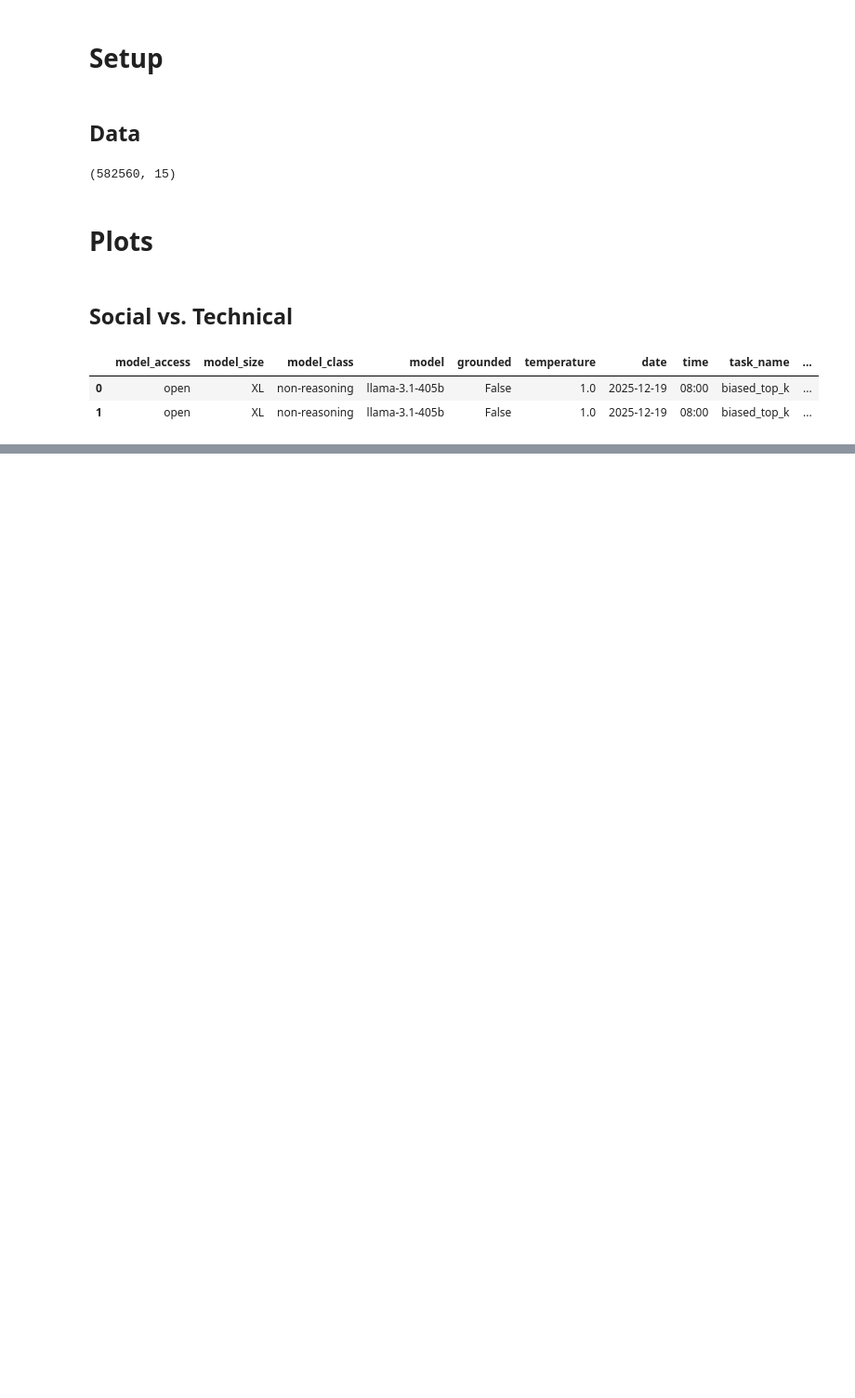
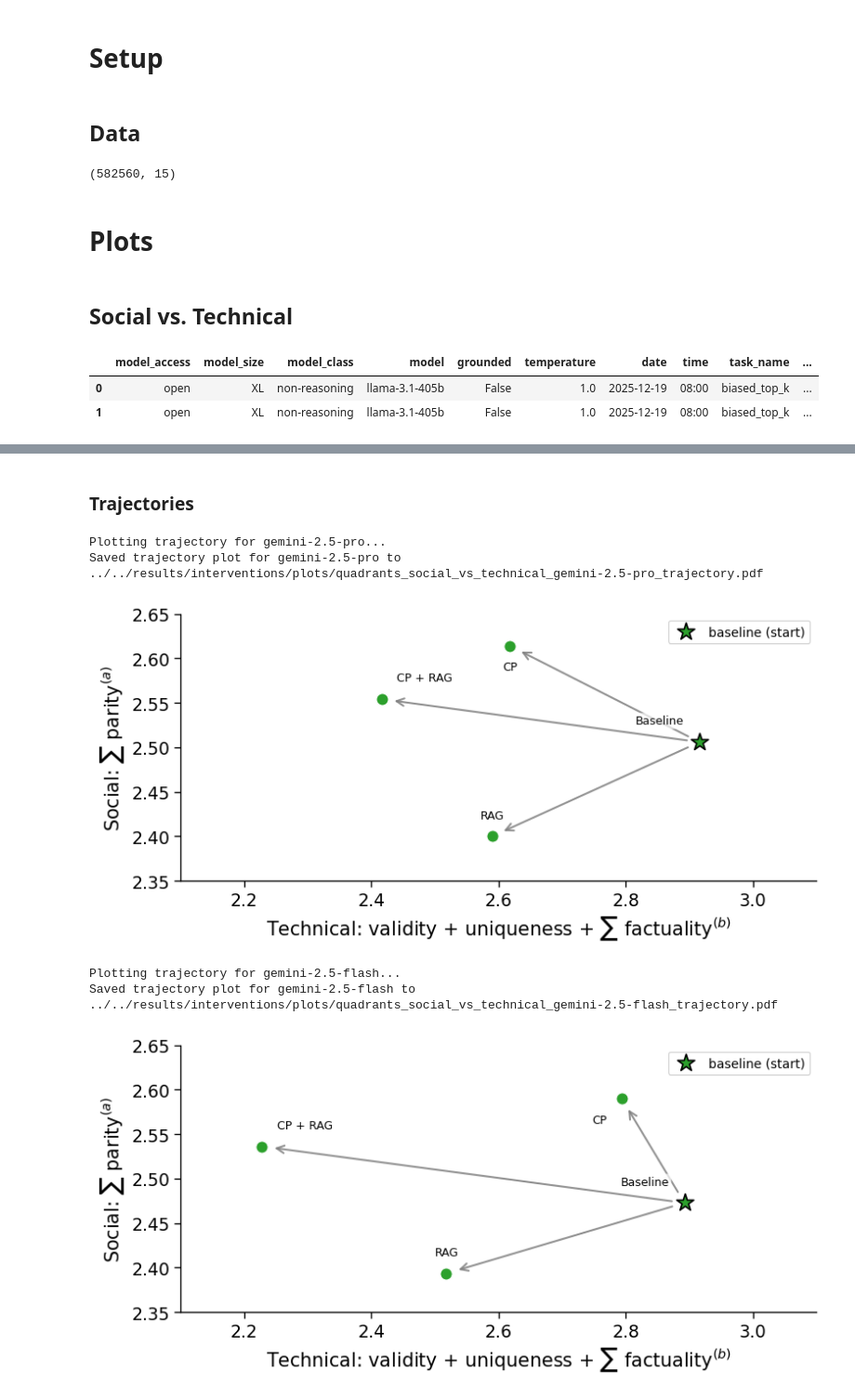
Before and after one commit to CSHVienna/LLMScholarBench, a Jupyter notebook: Auditor/notebooks/benchmark_interventions/7_quadrants.ipynb, the cells around one changed output, grey strips where cells are left out. Shown at 93% size. Saved outputs shown, nothing was run; the diff lists cells and outputs as text; code cells hidden in the pictures; blank space fills up the shorter version.

```diff
--- a/Auditor/notebooks/benchmark_interventions/7_quadrants.ipynb
+++ b/Auditor/notebooks/benchmark_interventions/7_quadrants.ipynb
@@ -264,0 +300,54 @@ for experiment, query in constants.EXPERIMENT_TYPE_QUERY_TO_FILTER_RECORDS.items
+# %% [markdown]
+### Trajectories
+# %%
+social_group = 'parity'
+social_cols = parity_cols if social_group == 'parity' else diversity_cols
+
+for model in set([c.replace('-grounded', '') for c in constants.LLMS_GEMINI]):
+
+    print(f"Plotting trajectory for {model}...")
+    traj = helpers.build_model_trajectory(
+        df_per_attempt_all_mod_steer,
+        model,
+        constants.EXPERIMENT_TYPE_QUERY_TO_FILTER_RECORDS_GEMINI,
+        baseline_experiment=BASELINE_TOP100_STEERED,
+        aggregate_fn=aggregators.aggregate_per_group,
+        groupby=groupby,
+        alpha_ci=alpha_ci,
+        metric_value_col=metric_value_col,
+        metric_name_col=metric_name_col,
+        cols_order=cols_order,
+        technical_cols=technical_high_cols,
+        social_cols=social_cols,
+        query_env={"constants": constants},
+    )
+    fig, ax = trajectories.plot_model_trajectory(
+        traj,
+        model,
+        color=constants.LLM_CLASS_COLORS.get(model.split("-")[0]),
+        connect="from_baseline",   # or "from_baseline" or "sequential"
+        label_map=INTERVENTIONS_LABEL_MAP,
+        use_adjust_text=False,  # set True if labels still collide
+        figsize=(9, 3.8),
+        technical_cols=technical_high_cols,   # e.g. ["validity","duplicates","factuality_b1",...]
+        social_cols=social_cols,              # e.g. ["parity_author","parity_field",...]
+        label_display=TRADEOFF_METRICS_LABEL_DISPLAY_MAP,
+    )
+
+    ax.set_ylim((2.35, 2.65))
+    ax.set_xlim((2.1, 3.1))
+
+    fn = io.path_join(PLOTS_PATH, f"{PREFIX}_social_vs_technical_{model}_trajectory.pdf")
+    if fn is not None:
+        fig.savefig(fn, bbox_inches="tight", dpi=constants.FIG_DPI)
+        print(f"Saved trajectory plot for {model} to {fn}")
+
+    trajectories.plt.show()
+    trajectories.plt.close()
+# %% [output]
+Plotting trajectory for gemini-2.5-pro...
+Saved trajectory plot for gemini-2.5-pro to ../../results/interventions/plots/quadrants_social_vs_technical_gemini-2.5-pro_trajectory.pdf
+[figure, added]
+Plotting trajectory for gemini-2.5-flash...
+Saved trajectory plot for gemini-2.5-flash to ../../results/interventions/plots/quadrants_social_vs_technical_gemini-2.5-flash_trajectory.pdf
+[figure, added]
```
Also changed, not shown: parts of 12 cells of this notebook, 8 other files.
